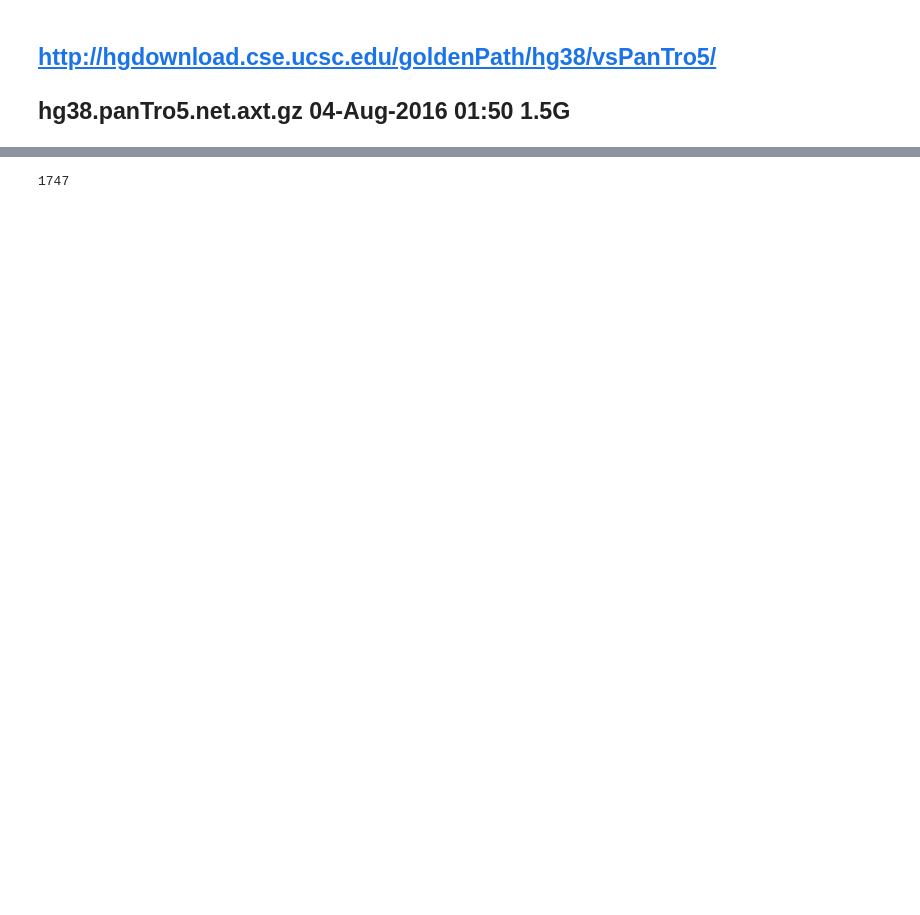
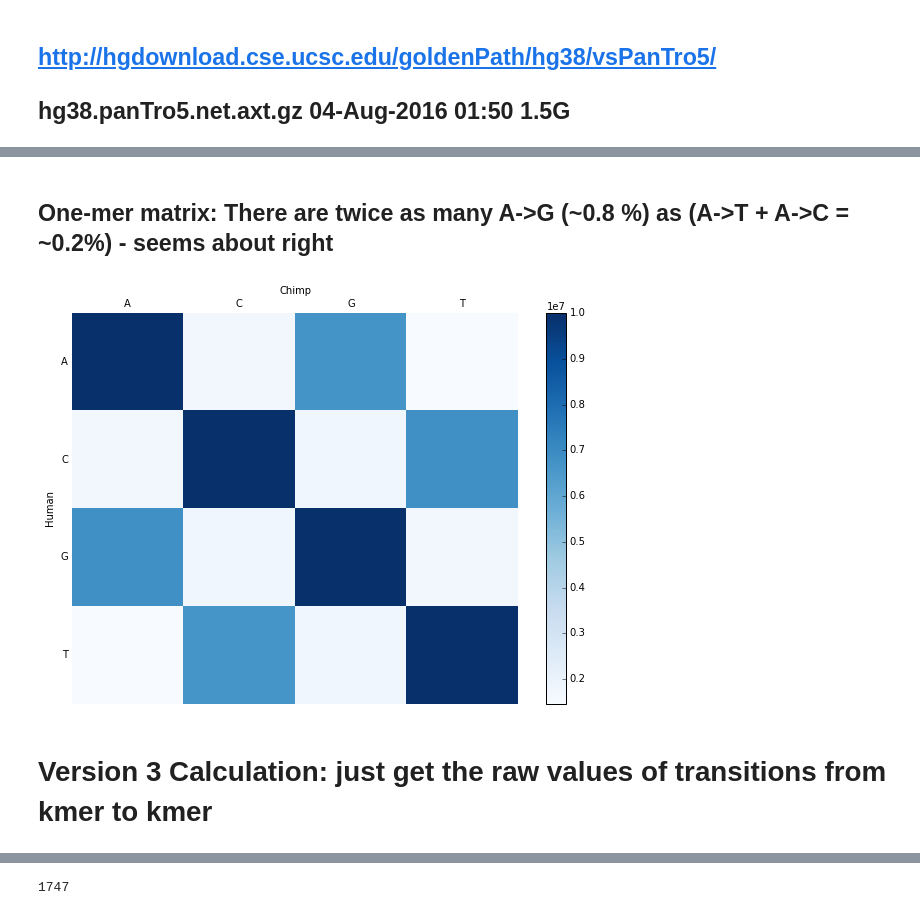
Before and after one commit to ayurovsky/ipython_notebooks_dsl, a Jupyter notebook: hexamer_mutation/Human_Chimp.ipynb, the cells around one changed output, grey strips where cells are left out. Saved outputs shown, nothing was run; the diff lists cells and outputs as text; code cells hidden in the pictures; blank space fills up the shorter version.

```diff
--- a/hexamer_mutation/Human_Chimp.ipynb
+++ b/hexamer_mutation/Human_Chimp.ipynb
@@ -3,0 +124,68 @@
+# %% [markdown]
+## One-mer matrix: There are twice as many A->G (~0.8 %) as (A->T + A->C = ~0.2%) - seems about right
+# %%
+%matplotlib inline
+import numpy as np
+import pandas as pd
+import matplotlib.pyplot as plt
+import csv
+from itertools import product
+
+import datetime as dt
+n1=dt.datetime.now()
+
+bases=['A','C','G','T']
+k = 2
+
+count_table = pd.read_csv("/home/alisay/hexamer_mutation_data/hg38.panTro5.one_mers_transitions",index_col=0, header=0)
+#print(count_table)
+
+# fill the diagonal with very high values
+np.fill_diagonal(count_table.values, 10000000)
+
+
+plt.figure(1, figsize=(10, 7))
+ax = plt.subplot(1, 1, 1)
+heatmap = ax.pcolor(count_table, cmap=plt.cm.Blues)
+plt.colorbar(heatmap)
+
+# turn off the frame
+ax.set_frame_on(False)
+
+# put the major ticks at the middle of each cell
+ax.set_yticks(np.arange(count_table.shape[0]) + 0.5, minor=False)
+ax.set_xticks(np.arange(count_table.shape[1]) + 0.5, minor=False)
+
+#make display more natural
+ax.invert_yaxis()
+ax.xaxis.tick_top()
+ax.xaxis.set_label_position('top')
+
+# set labels
+ax.set_xticklabels(count_table.columns, minor=False)
+ax.set_yticklabels(count_table.index, minor=False)
+
+# rotate the x labels
+#plt.xticks(rotation=90)
+
+#ax.grid(True)
+ax.grid(False)
+
+# Turn off all the ticks
+ax = plt.gca()
+
+for t in ax.xaxis.get_major_ticks():
+    t.tick1On = False
+    t.tick2On = False
+for t in ax.yaxis.get_major_ticks():
+    t.tick1On = False
+    t.tick2On = False
+
+plt.xlabel("Chimp")
+plt.ylabel("Human")
+
+plt.show()
+# %% [output]
+[figure, added]
+# %% [markdown]
+# Version 3 Calculation:  just get the raw values of transitions from kmer to kmer
```
Also changed, not shown: parts of 10 cells of this notebook, 1 other file.
